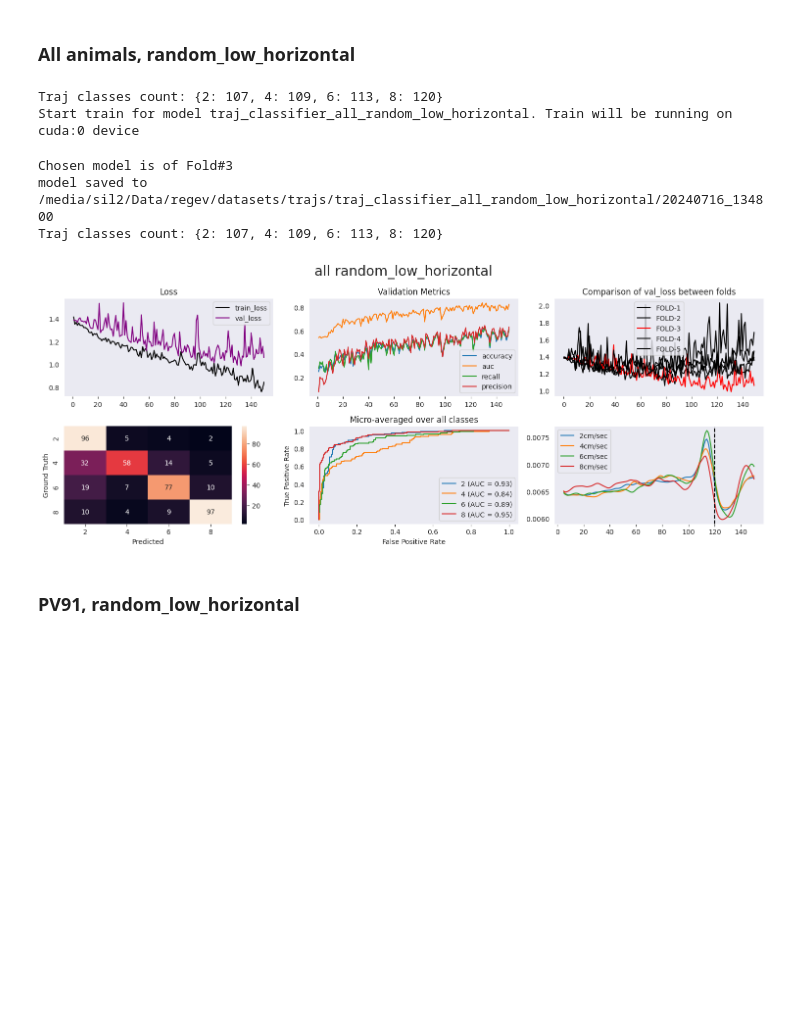
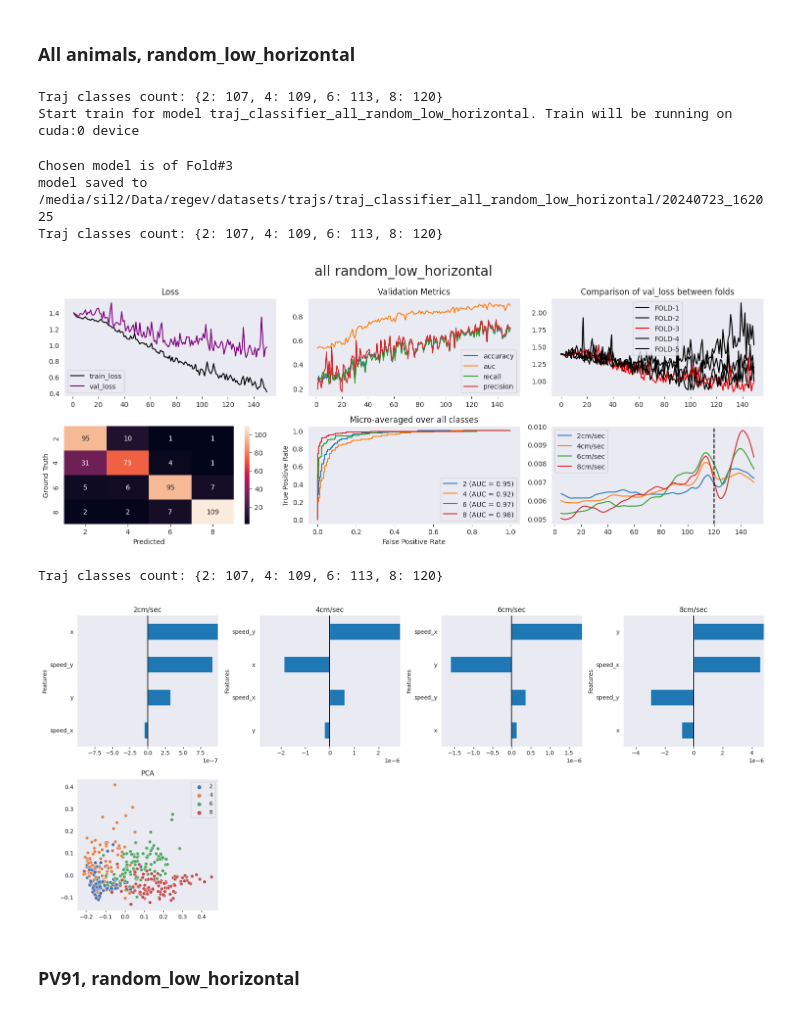
Before and after one commit to EvolutionaryNeuralCodingLab/PreyTouch, a Jupyter notebook: notebooks/trajs.ipynb, the cells around one changed output. Drawn from its saved outputs; the diff is of its cells as text; code cells hidden in the pictures; blank space fills up the shorter version.

```diff
--- a/notebooks/trajs.ipynb
+++ b/notebooks/trajs.ipynb
@@ -125,15 +116,19 @@ Traj classes count: {2: 65, 4: 65, 6: 65, 8: 65}
 ### All animals, random_low_horizontal
 # %%
 tj = TrajClassifier(save_model_dir=TRAJ_DIR, is_shuffle_dataset=False, sub_section=(-2, 150), is_resample=False,
+                    feature_names=['x', 'y', 'speed_x', 'speed_y'],
                     animal_id='all', movement_type='random_low_horizontal', is_hit=False, lstm_layers=4, dropout_prob=0.3, lstm_hidden_dim=50)
-tj.train(is_plot=True);
+tj.train(is_plot=True)
+tj.check_hidden_states()
 # %% [output]
 Traj classes count: {2: 107, 4: 109, 6: 113, 8: 120}
 Start train for model traj_classifier_all_random_low_horizontal. Train will be running on cuda:0 device
 Chosen model is of Fold#3
-model saved to /media/sil2/Data/regev/datasets/trajs/traj_classifier_all_random_low_horizontal/20240716_134800
+model saved to /media/sil2/Data/regev/datasets/trajs/traj_classifier_all_random_low_horizontal/20240723_162025
 Traj classes count: {2: 107, 4: 109, 6: 113, 8: 120}
-[figure, old version]
+[figure, new version]
+Traj classes count: {2: 107, 4: 109, 6: 113, 8: 120}
+[figure, added]
 # %% [markdown]
 ### PV91, random_low_horizontal
 # %%
```
Also changed, not shown: parts of 17 cells of this notebook, 2 other files.
